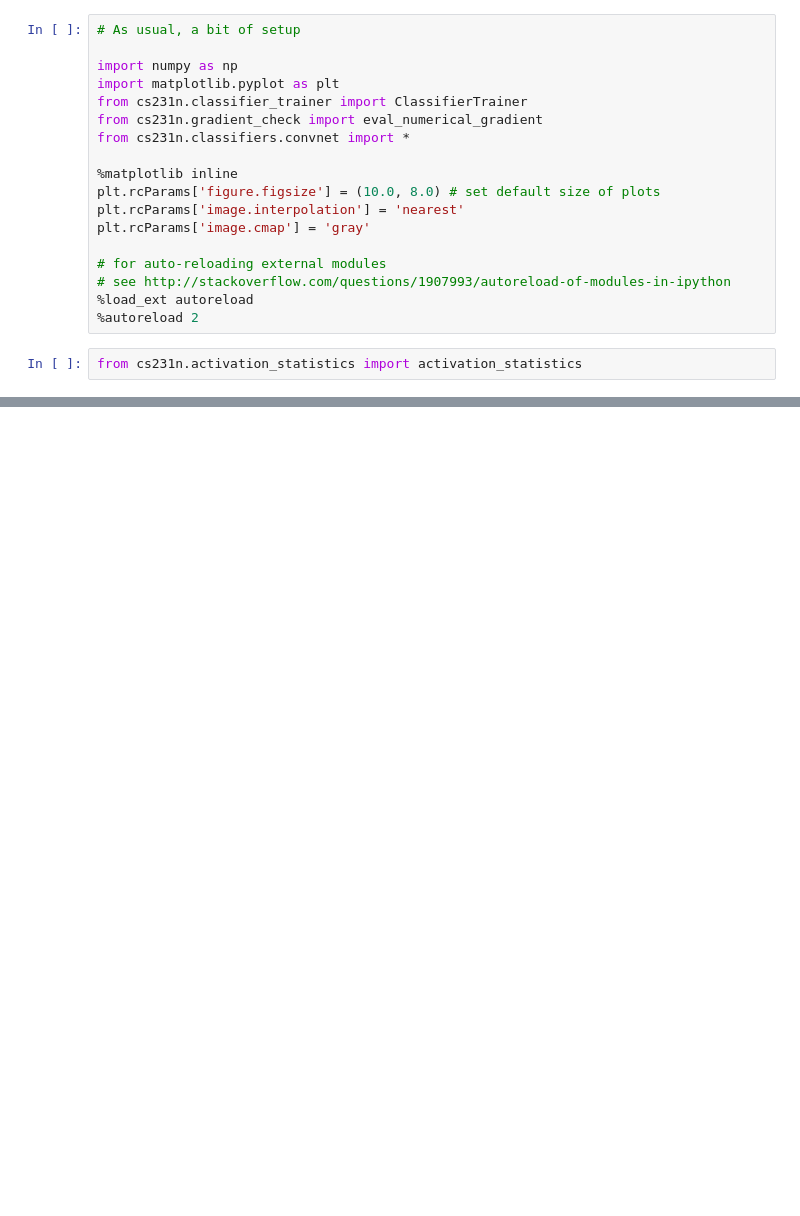
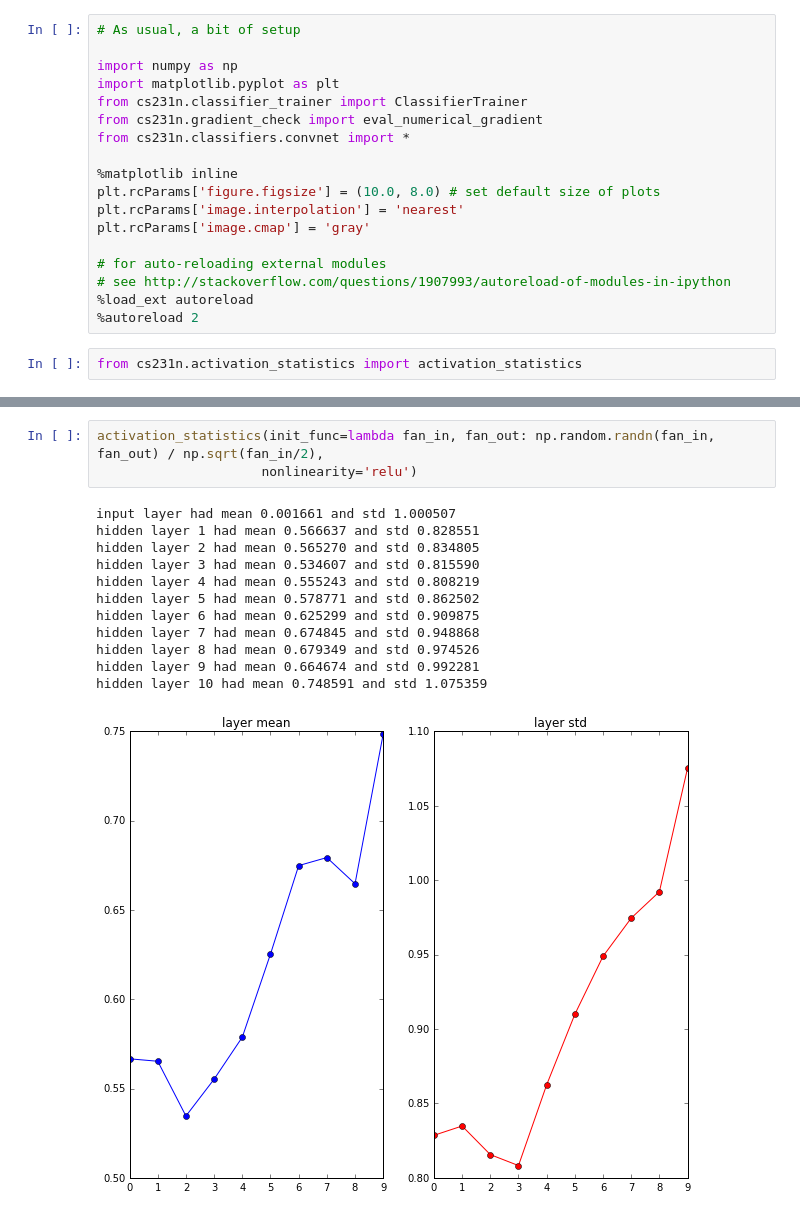
Before and after one commit to Alexoner/mooc, a Jupyter notebook: cs231n/assignment2/activation_statistics.ipynb, the cells around one changed output, grey strips where cells are left out. Saved outputs shown, nothing was run; the diff lists cells and outputs as text; blank space fills up the shorter version.

```diff
--- a/cs231n/assignment2/activation_statistics.ipynb
+++ b/cs231n/assignment2/activation_statistics.ipynb
@@ -84,0 +118,16 @@ hidden layer 10 had mean -0.002122 and std 0.998208
+# %%
+activation_statistics(init_func=lambda fan_in, fan_out: np.random.randn(fan_in, fan_out) / np.sqrt(fan_in/2),
+                     nonlinearity='relu')
+# %% [output]
+input layer had mean 0.001661 and std 1.000507
+hidden layer 1 had mean 0.566637 and std 0.828551
+hidden layer 2 had mean 0.565270 and std 0.834805
+hidden layer 3 had mean 0.534607 and std 0.815590
+hidden layer 4 had mean 0.555243 and std 0.808219
+hidden layer 5 had mean 0.578771 and std 0.862502
+hidden layer 6 had mean 0.625299 and std 0.909875
+hidden layer 7 had mean 0.674845 and std 0.948868
+hidden layer 8 had mean 0.679349 and std 0.974526
+hidden layer 9 had mean 0.664674 and std 0.992281
+hidden layer 10 had mean 0.748591 and std 1.075359
+[figure, added]
```
Also changed, not shown: parts of 7 cells of this notebook, 2 other files.
